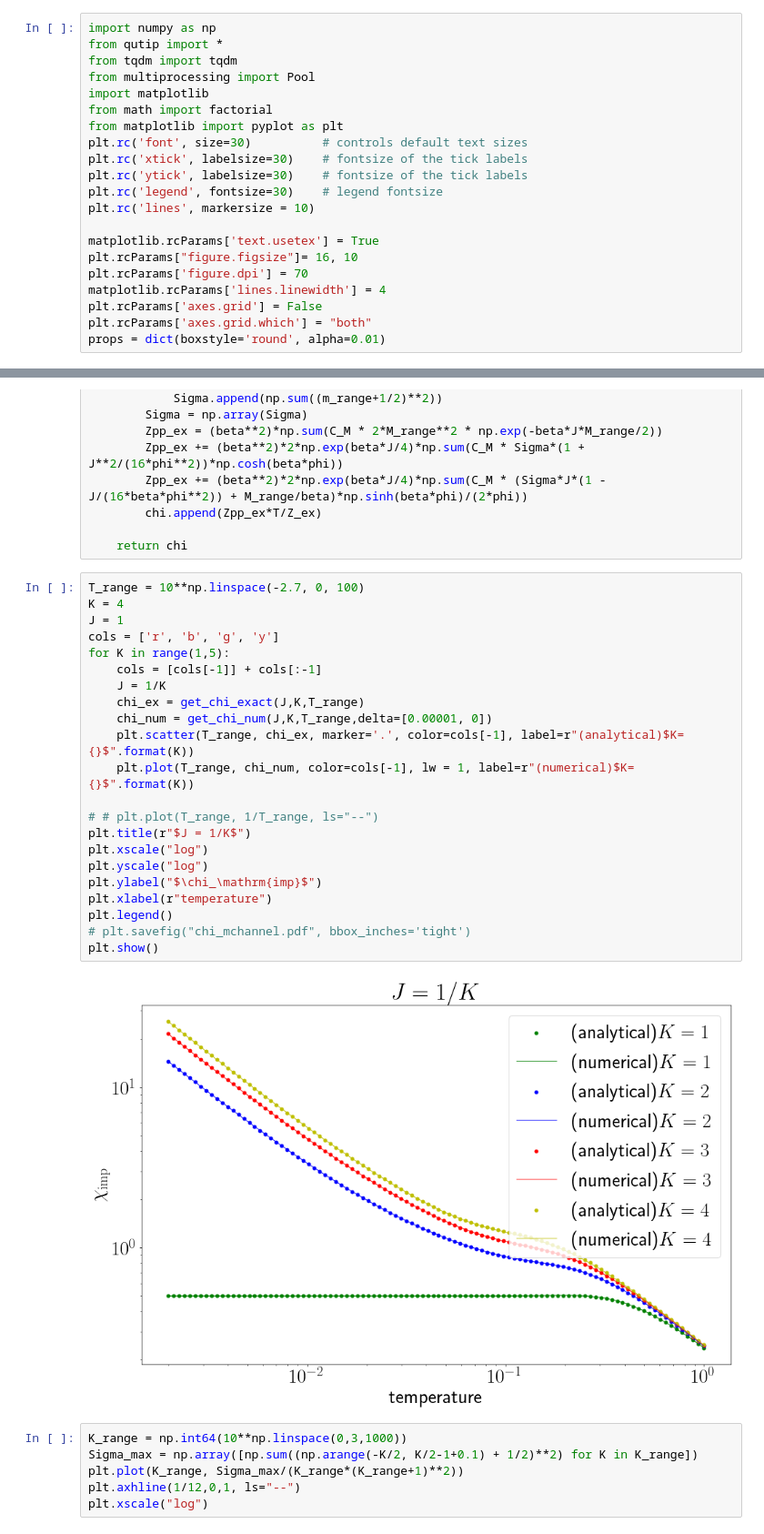
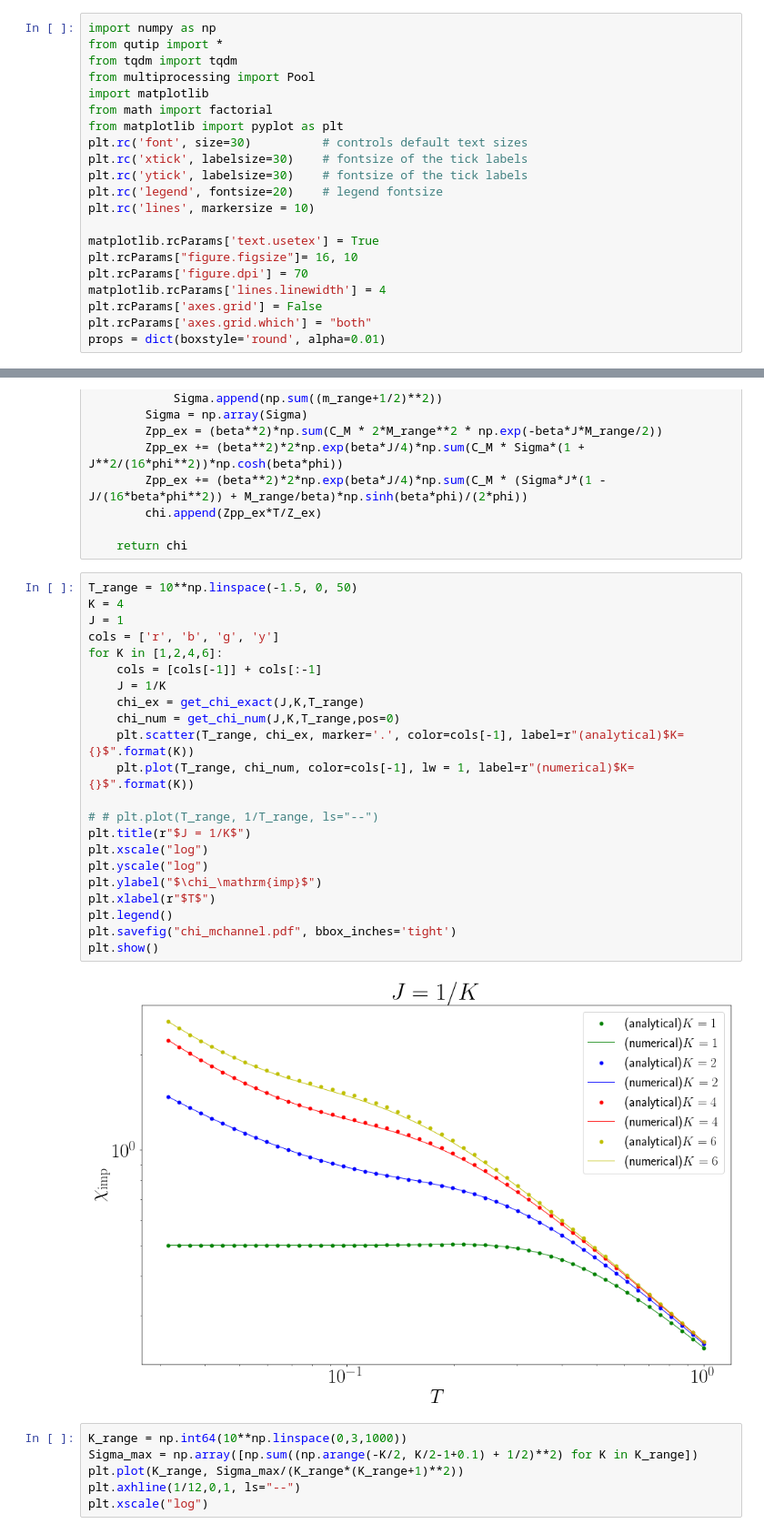
Before and after one commit to abhirup-m/Multichannel-Kondo-Project, a Jupyter notebook: numerics/chi.ipynb, the cells around one changed output, grey strips where cells are left out. Shown at 91% size. Cells and saved outputs as stored; diff of their text form.

Commit message:
added figures to notes

```diff
--- a/numerics/chi.ipynb
+++ b/numerics/chi.ipynb
@@ -9,7 +9,7 @@ from matplotlib import pyplot as plt
 plt.rc('font', size=30)          # controls default text sizes
 plt.rc('xtick', labelsize=30)    # fontsize of the tick labels
 plt.rc('ytick', labelsize=30)    # fontsize of the tick labels
-plt.rc('legend', fontsize=30)    # legend fontsize
+plt.rc('legend', fontsize=20)    # legend fontsize
 plt.rc('lines', markersize = 10)
 
 matplotlib.rcParams['text.usetex'] = True
@@ -96,29 +96,29 @@ def get_chi_exact_bath(J, K, T_range):
 
     return chi
 # %%
-T_range = 10**np.linspace(-2.7, 0, 100)
+T_range = 10**np.linspace(-1.5, 0, 50)
 K = 4
 J = 1
 cols = ['r', 'b', 'g', 'y']
-for K in range(1,5):
+for K in [1,2,4,6]:
     cols = [cols[-1]] + cols[:-1]
     J = 1/K
     chi_ex = get_chi_exact(J,K,T_range)
-    chi_num = get_chi_num(J,K,T_range,delta=[0.00001, 0])
+    chi_num = get_chi_num(J,K,T_range,pos=0)
     plt.scatter(T_range, chi_ex, marker='.', color=cols[-1], label=r"(analytical)$K={}$".format(K))
     plt.plot(T_range, chi_num, color=cols[-1], lw = 1, label=r"(numerical)$K={}$".format(K))
 
 # # plt.plot(T_range, 1/T_range, ls="--")
 plt.title(r"$J = 1/K$")
 plt.xscale("log")
 plt.yscale("log")
 plt.ylabel("$\chi_\mathrm{imp}$")
-plt.xlabel(r"temperature")
+plt.xlabel(r"$T$")
 plt.legend()
-# plt.savefig("chi_mchannel.pdf", bbox_inches='tight')
+plt.savefig("chi_mchannel.pdf", bbox_inches='tight')
 plt.show()
 # %% [output]
-[figure, old version]
+[figure, new version]
 # %%
 K_range = np.int64(10**np.linspace(0,3,1000))
 Sigma_max = np.array([np.sum((np.arange(-K/2, K/2-1+0.1) + 1/2)**2) for K in K_range])
```
Also changed, not shown: parts of 1 cell of this notebook, 11 other files.
